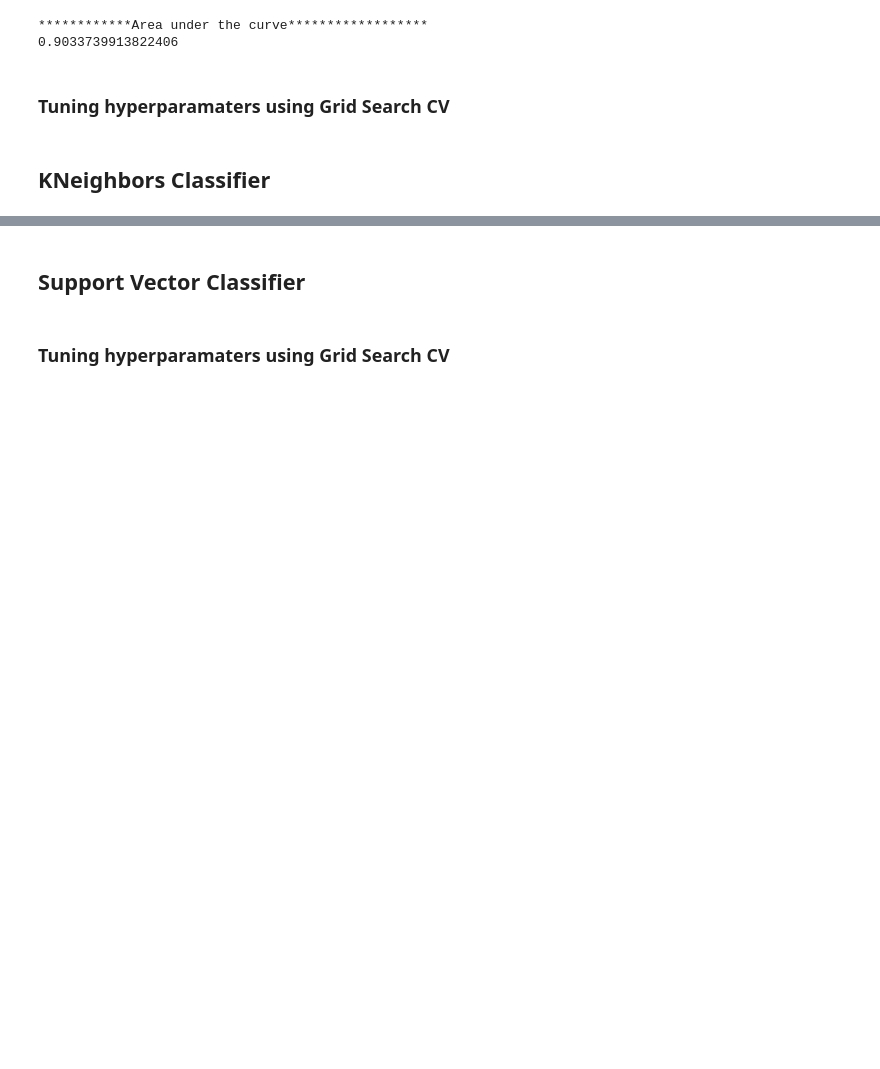
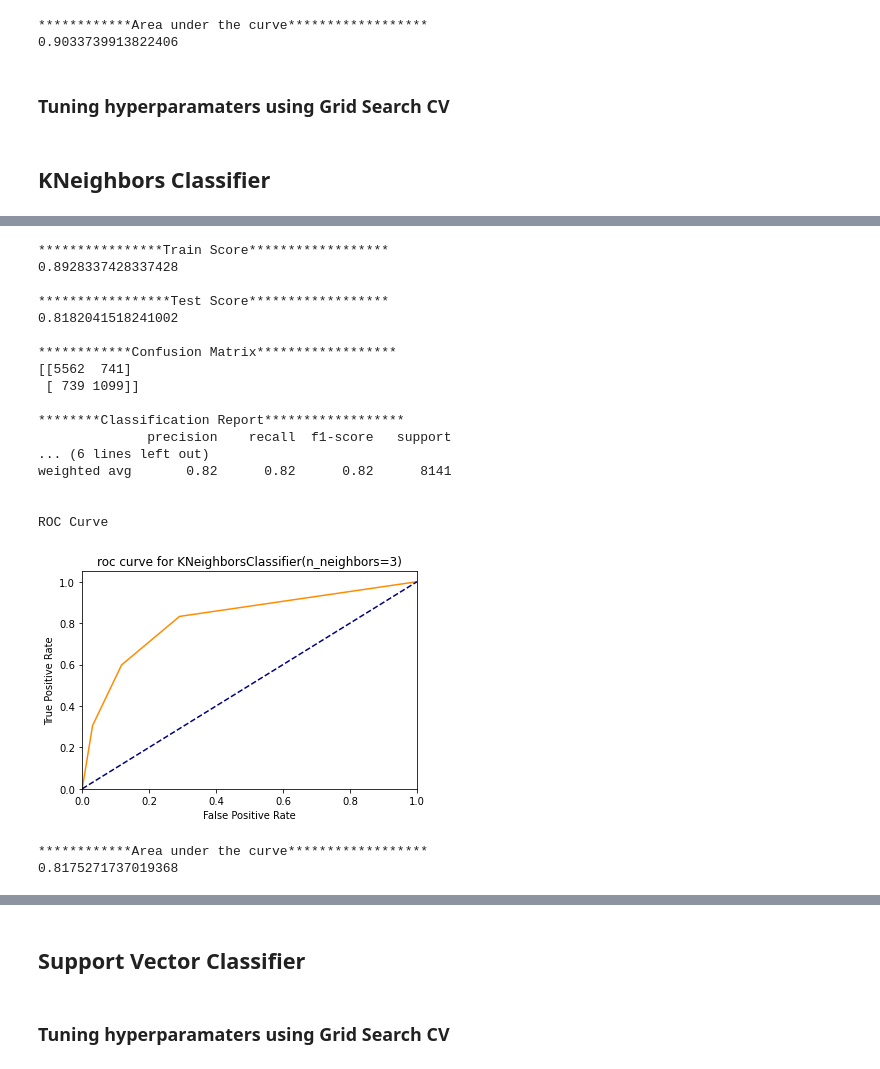
Before and after one commit to pandeysudip/income-prediction, a Jupyter notebook: Model_building.ipynb, the cells around one changed output, grey strips where cells are left out. Cells and saved outputs as stored; diff of their text form; code cells hidden in the pictures; blank space fills up the shorter version.

```diff
--- a/Model_building.ipynb
+++ b/Model_building.ipynb
@@ -307,0 +406,24 @@ ROC Curve
+# %%
+#score for Kneighbors classifier using training and test data
+test_score(knn)
+# %% [output]
+****************Train Score******************
+0.8928337428337428
+
+*****************Test Score******************
+0.8182041518241002
+
+************Confusion Matrix******************
+[[5562  741]
+ [ 739 1099]]
+
+********Classification Report******************
+              precision    recall  f1-score   support
+... (6 lines left out)
+weighted avg       0.82      0.82      0.82      8141
+
+
+ROC Curve
+[figure, added]
+************Area under the curve******************
+0.8175271737019368
```
Also changed, not shown: parts of 34 cells of this notebook.
